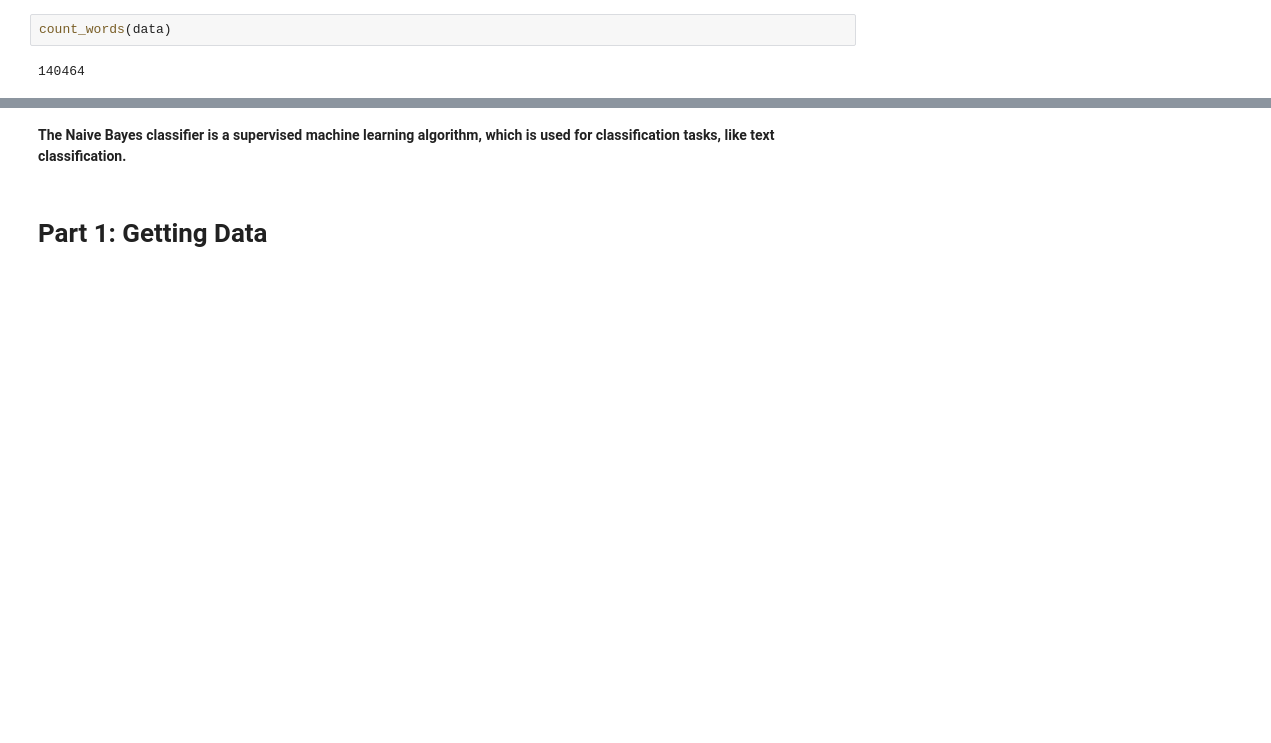
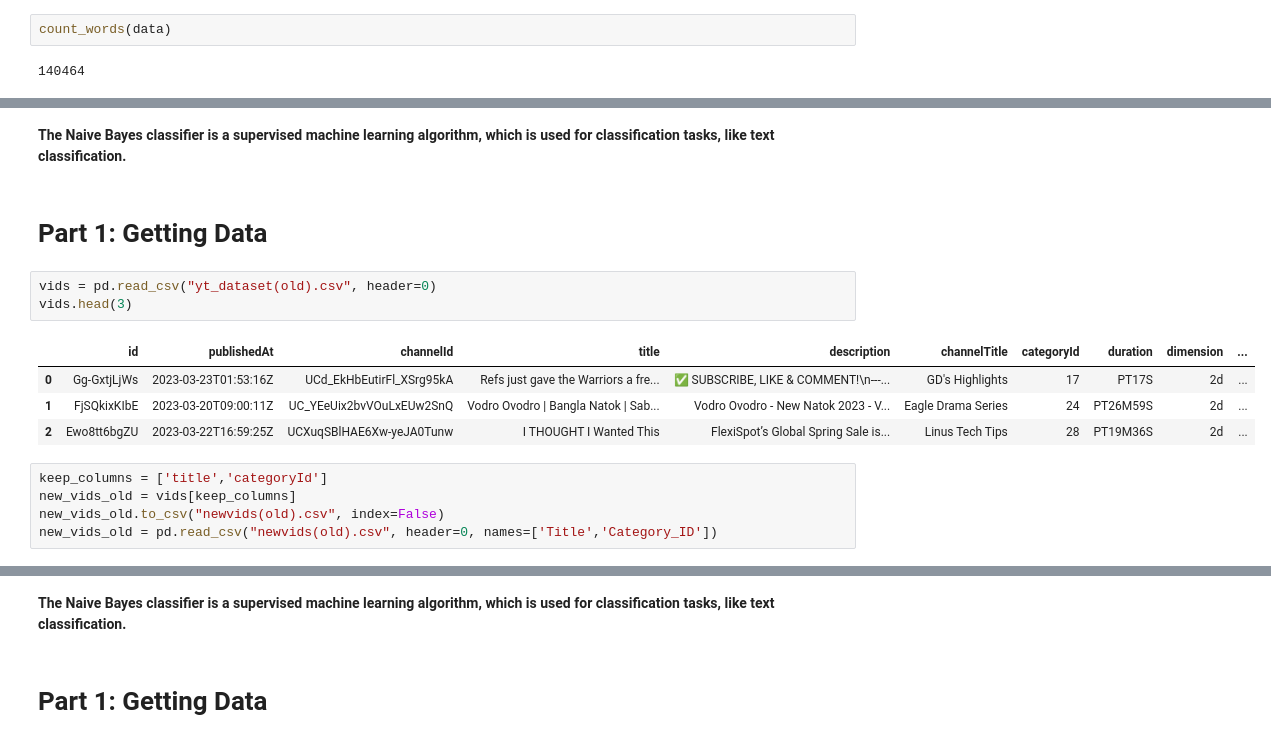
Before and after one commit to jhmarkkk/Youtube_Analysis, a Jupyter notebook: C.ipynb, the cells around one changed output, grey strips where cells are left out. Drawn from its saved outputs; the diff is of its cells as text; blank space fills up the shorter version.

```diff
--- a/C.ipynb
+++ b/C.ipynb
@@ -608,0 +754,17 @@ fig.show()
+# %% [markdown]
+**The Naive Bayes classifier is a supervised machine learning algorithm, which is used for classification tasks, like text classification.**
+# %% [markdown]
+# Part 1: Getting Data
+# %%
+vids = pd.read_csv("yt_dataset(old).csv", header=0)
+vids.head(3)
+# %% [output]
+|  | id | publishedAt | channelId | title | description | channelTitle | categoryId | duration | dimension | ... |
+| 0 | Gg-GxtjLjWs | 2023-03-23T01:53:16Z | UCd_EkHbEutirFl_XSrg95kA | Refs just gave the Warriors a fre... | ✅ SUBSCRIBE, LIKE & COMMENT!\n---... | GD's Highlights | 17 | PT17S | 2d | ... |
+| 1 | FjSQkixKIbE | 2023-03-20T09:00:11Z | UC_YEeUix2bvVOuLxEUw2SnQ | Vodro Ovodro | Bangla Natok | Sab... | Vodro Ovodro - New Natok 2023 - V... | Eagle Drama Series | 24 | PT26M59S | 2d | ... |
+| 2 | Ewo8tt6bgZU | 2023-03-22T16:59:25Z | UCXuqSBlHAE6Xw-yeJA0Tunw | I THOUGHT I Wanted This | FlexiSpot’s Global Spring Sale is... | Linus Tech Tips | 28 | PT19M36S | 2d | ... |
+# %%
+keep_columns = ['title','categoryId']
+new_vids_old = vids[keep_columns]
+new_vids_old.to_csv("newvids(old).csv", index=False)
+new_vids_old = pd.read_csv("newvids(old).csv", header=0, names=['Title','Category_ID'])
```
Also changed, not shown: parts of 53 cells of this notebook.
